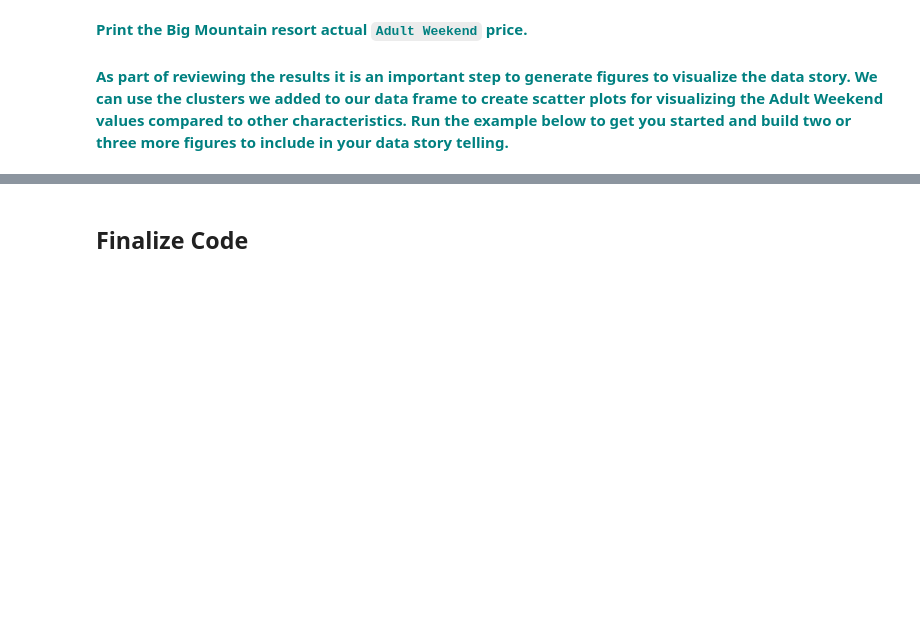
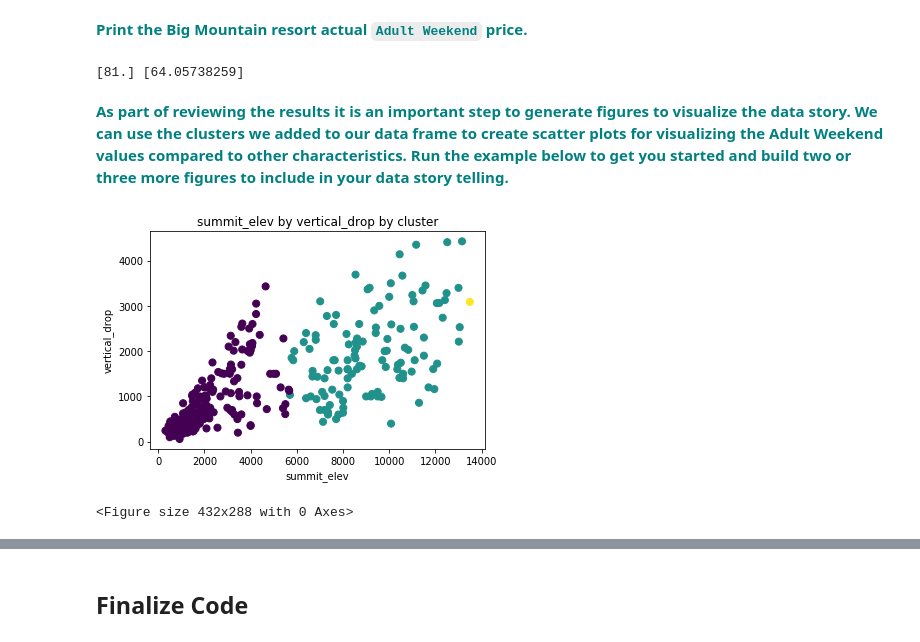
Before and after one commit to abhinavgairola/Guided_2, a Jupyter notebook: GuidedCapstoneStep6HL.ipynb, the cells around one changed output, grey strips where cells are left out. Cells and saved outputs as stored; diff of their text form; code cells hidden in the pictures; blank space fills up the shorter version.

```diff
--- a/GuidedCapstoneStep6HL.ipynb
+++ b/GuidedCapstoneStep6HL.ipynb
@@ -42,7 +42,7 @@ from sklearn.metrics import explained_variance_score,mean_absolute_error
 # %% [markdown]
 #### Best Model
 # %%
-df = pd.read_csv('/home/abhinav/SPRINGBOARD/Guided_2/data/step3_output.csv')
+df = pd.read_csv('/Users/gaira/Desktop/SP/Guided_2/data/step3_output.csv')#'/home/abhinav/SPRINGBOARD/Guided_2/data/step3_output.csv')
 keys = df.keys()
 #drop Unnmaed: 0
 df.drop(keys[0],axis=1,inplace=True)
@@ -74,18 +74,10 @@ X_train, X_test, y_train, y_test = train_test_split(X_scaled, y, test_size=0.25,
 # Fit a multiple linear model
 lm = linear_model.LinearRegression()
 model = lm.fit(X_train,y_train)
-# Visualize
-for i in range(0,len(X_train[0,:])):
-    plt.figure(figsize= (20,10))
-    feature_number = i
-    #if i == 1:
-    plt.plot(X_train[:,feature_number],model.predict(X_train),'o',color='red',label='Fit')
-    plt.plot(X_train[:,feature_number],y_train,"*",color='black',label='Data')
-    #if i !=1:
-        #plt.plot(X_train[:,feature_number],model.predict(X_train),'o',color='red')
-        #plt.plot(X_train[:,feature_number],y_train,"*",color='black')
-    plt.xlabel(indicator_names[i],fontsize=25)
-    plt.ylabel('AdultWeekend',fontsize=25)
-    plt.legend(loc='best')
-plt.show()
+##Predict on testing data
+y_pred = model.predict(X_test)
+### error and variance --model performance
+eval_error = mean_absolute_error(y_test,y_pred)
+eval_var = explained_variance_score(y_test,y_pred)
+print("This is the evaluated error and variance",eval_error,eval_var)
 # %% [output]
@@ -133,11 +129,19 @@ See the caveats in the documentation: http://pandas.pydata.org/pandas-docs/stabl
 # %% [markdown]
 **<font color='teal'> Print the Big Mountain resort actual `Adult Weekend` price.</font>**
+# %%
+print(y_Big,y_pred)
+# %% [output]
+[81.] [64.05738259]
 # %% [markdown]
 **<font color='teal'> As part of reviewing the results it is an important step to generate figures to visualize the data story. We can use the clusters we added to our data frame to create scatter plots for visualizing the Adult Weekend values compared to other characteristics. Run the example below to get you started and build two or three more figures to include in your data story telling.</font>**
 # %%
-#plt.scatter(df['summit_elev'], df['vertical_drop'], c=df['clusters'], s=50, cmap='viridis', label ='clusters')
+plt.scatter(df['summit_elev'], df['vertical_drop'], c=df['clusters'], s=50, cmap='viridis', label ='clusters')
 #plt.scatter(ac['summit_elev'], ac['vertical_drop'], c='black', s=100)
-#plt.xlabel('summit_elev')
-#plt.ylabel('vertical_drop')
-#plt.title('summit_elev by vertical_drop by cluster')
-#plt.savefig('figures/fig1.png',bbox_inches='tight')
+plt.xlabel('summit_elev')
+plt.ylabel('vertical_drop')
+plt.title('summit_elev by vertical_drop by cluster')
+plt.show()
+plt.savefig('figures/fig1.png',bbox_inches='tight')
+# %% [output]
+[figure, added]
+<Figure size 432x288 with 0 Axes>
```
Also changed, not shown: parts of 7 cells of this notebook, 10 other files.
